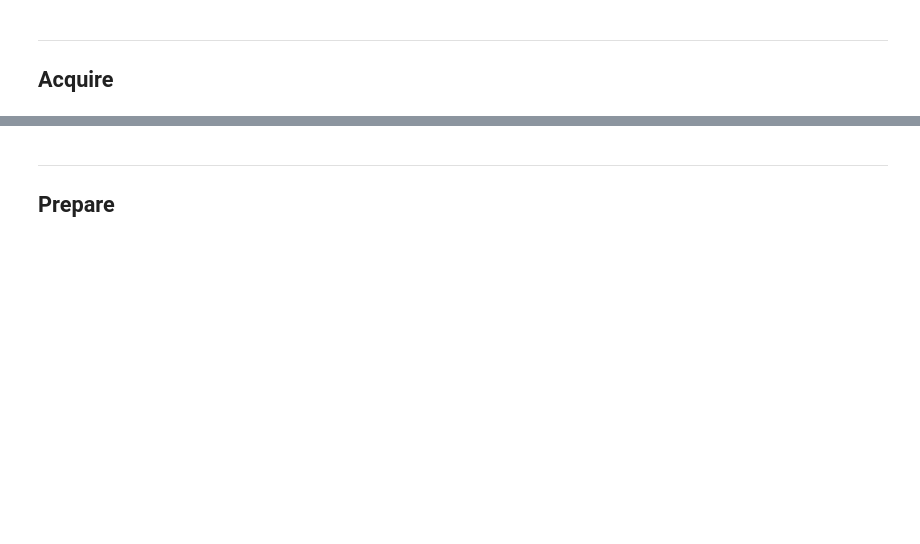
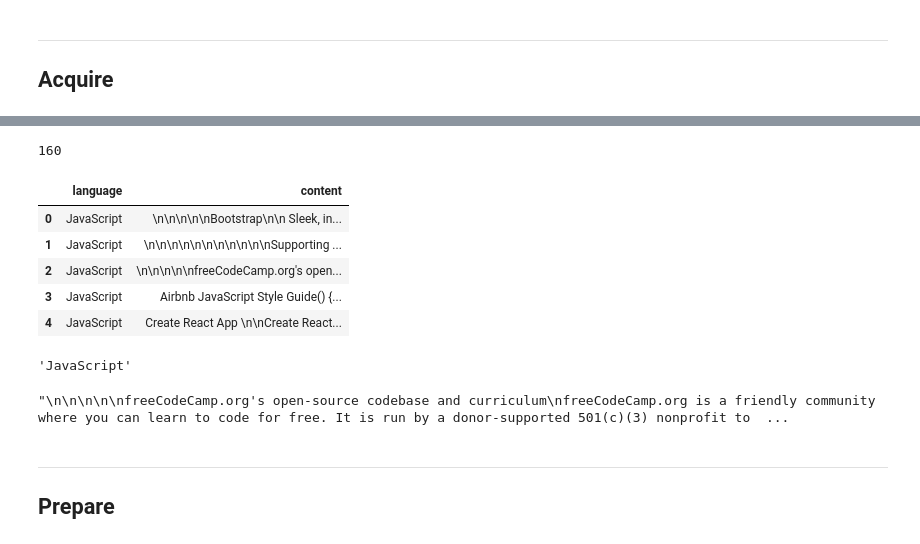
Before and after one commit to Brandon-Martinez27/nlp_project, a Jupyter notebook: b_nlp_workbook.ipynb, the cells around one changed output, grey strips where cells are left out. Saved outputs shown, nothing was run; the diff lists cells and outputs as text; code cells hidden in the pictures; blank space fills up the shorter version.

Commit message:
functions for acquire and dataframe done

```diff
--- a/b_nlp_workbook.ipynb
+++ b/b_nlp_workbook.ipynb
@@ -39,0 +89,2 @@ from sklearn.metrics import confusion_matrix, classification_report
+# %%
+urls = get_language_urls()
@@ -39,0 +111,31 @@ from sklearn.metrics import confusion_matrix, classification_report
+# %%
+def get_all_urls(urls):
+    '''
+    This function scrapes all of the Codeup blog urls from
+    the main Codeup blog page and returns a list of urls.
+    '''
+
+    repo_urls = []
+
+    for url in urls:
+        # Make request and soup object using helper
+        soup = make_soup(url)
+        sleep(1)
+        # Create a list of the anchor elements that hold the urls.
+        urls_list = soup.find_all('a', class_='v-align-middle')
+
+        # I'm using a set comprehension to return only unique urls.
+        urls_set = {'https://github.com' + link.get('href') for link in urls_list}
+        urls_set = list(urls_set)
+        repo_urls.extend(urls_set)
+
+    # I'm converting my set to a list of urls.
+    # urls = list(urls)
+
+    return repo_urls
+# %%
+all_urls = get_all_urls(urls)
+# %%
+len(all_urls)
+# %% [output]
+160
@@ -40,3 +185,22 @@ from sklearn.metrics import confusion_matrix, classification_report
+# %%
+df = get_blog_articles(all_urls)
+# %%
+df.head()
+# %% [output]
+|  | language | content |
+| 0 | JavaScript | \n\n\n\n\nBootstrap\n\n Sleek, in... |
+| 1 | JavaScript | \n\n\n\n\n\n\n\n\n\n\nSupporting ... |
+| 2 | JavaScript | \n\n\n\n\nfreeCodeCamp.org's open... |
+| 3 | JavaScript | Airbnb JavaScript Style Guide() {... |
+| 4 | JavaScript | Create React App \n\nCreate React... |
+# %%
+soup.find("span", class_ = "text-gray-dark text-bold mr-1").text
+# %% [output]
+'JavaScript'
+# %%
+soup.find('article', class_="markdown-body entry-content container-lg").text
+# %% [output]
+"\n\n\n\n\nfreeCodeCamp.org's open-source codebase and curriculum\nfreeCodeCamp.org is a friendly community where you can learn to code for free. It is run by a donor-supported 501(c)(3) nonprofit to  ...
 # %% [markdown]
 ---
 ## Prepare
```
Also changed, not shown: parts of 6 cells of this notebook.
